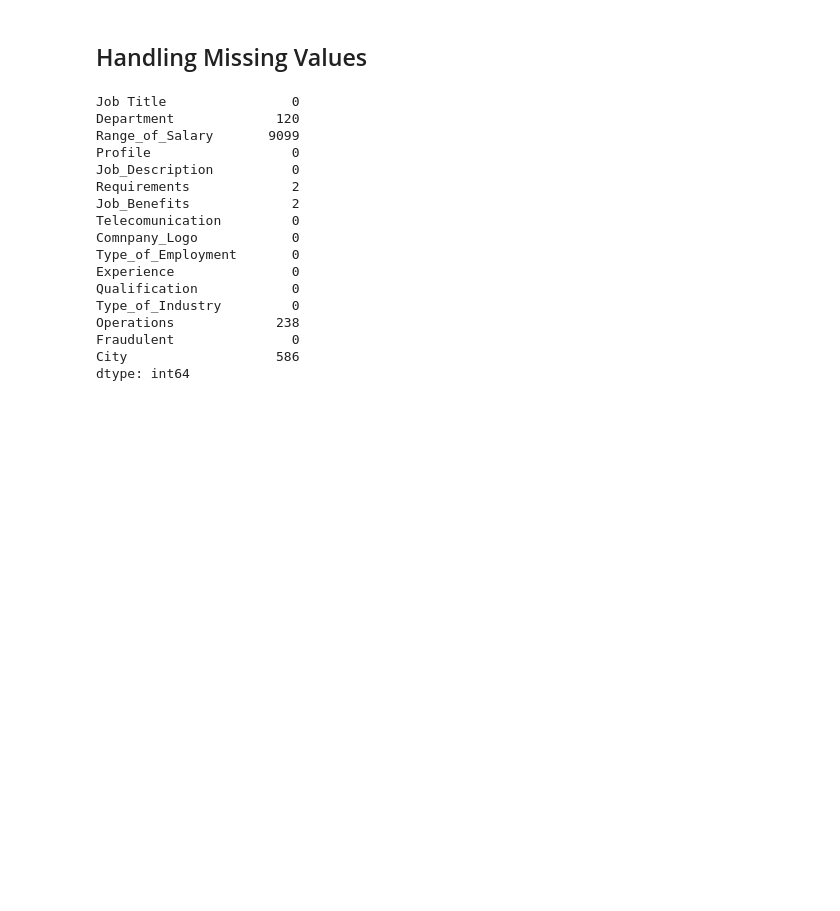
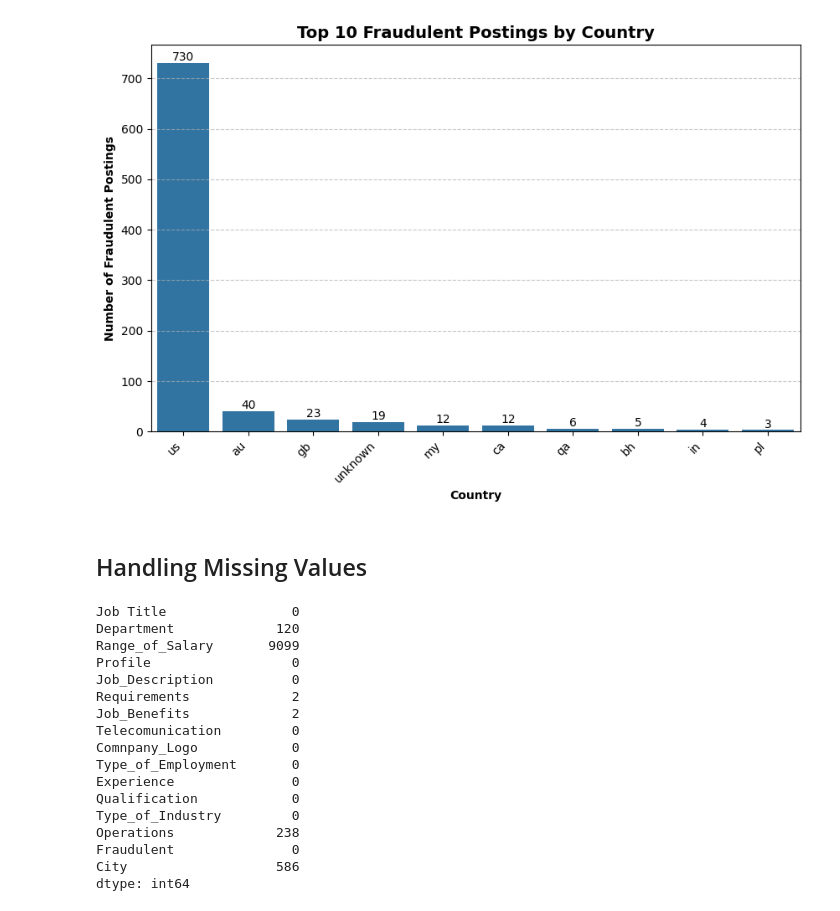
Before and after one commit to cheryltan17/DSA4263-Project, a Jupyter notebook: eda_ftr_eng/EDA.ipynb, the cells around one changed output. Saved outputs shown, nothing was run; the diff lists cells and outputs as text; code cells hidden in the pictures; blank space fills up the shorter version.

Commit message:
Updated EDA notebook with new analysis and plots

```diff
--- a/eda_ftr_eng/EDA.ipynb
+++ b/eda_ftr_eng/EDA.ipynb
@@ -36,6 +34,26 @@ from data_preprocessing.preprocessing import preprocessing
 
 df_raw = pd.read_csv('../Data/Raw/Job_Frauds.csv', encoding='latin-1')
 df = preprocessing(df_raw)
+# %%
+# Top 10 countries with highest fradulent job posting
+
+top_10_country = df.groupby('Country')['Fraudulent'].sum().sort_values(ascending=False).head(10)
+
+plt.figure(figsize=(10, 6))
+ax = sns.barplot(x=top_10_country.index, y=top_10_country.values, estimator=sum, errorbar=None)
+plt.title('Top 10 Fraudulent Postings by Country', fontsize=14, fontweight='bold')
+plt.xlabel('Country', fontweight='bold')
+plt.ylabel('Number of Fraudulent Postings', fontweight='bold')
+plt.xticks(rotation=45, ha='right')  # Rotate x-axis labels for readability
+ax.grid(axis='y', linestyle='--', alpha=0.7)
+
+for p in ax.patches:
+    ax.annotate(f'{int(p.get_height())}', (p.get_x() + p.get_width() / 2, p.get_height()),
+                ha='center', va='bottom', fontsize=10, color='black')
+
+plt.show()
+# %% [output]
+[figure, added]
 # %%
 df = df[df['Country'] == 'us']
 df = df.drop(['State','Country'], axis=1)
```
Also changed, not shown: parts of 21 cells of this notebook.
